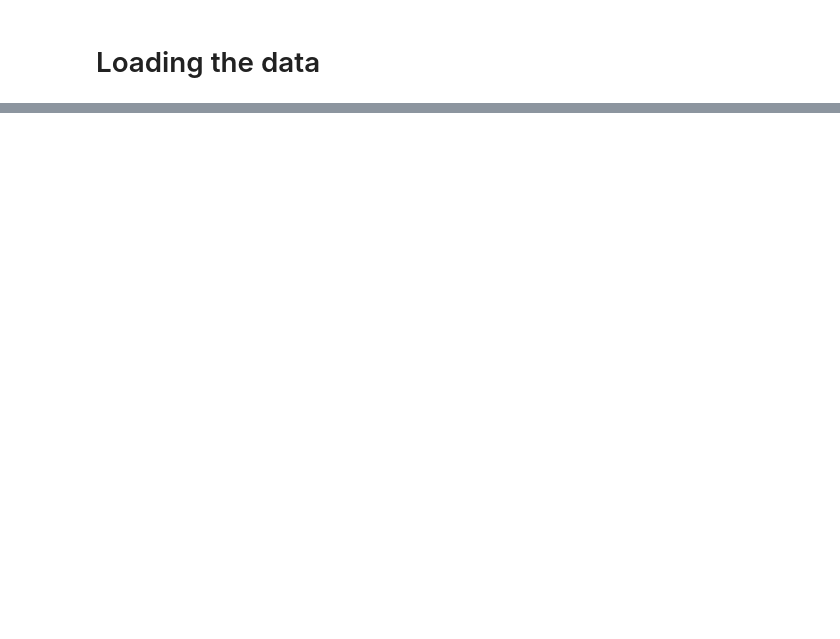
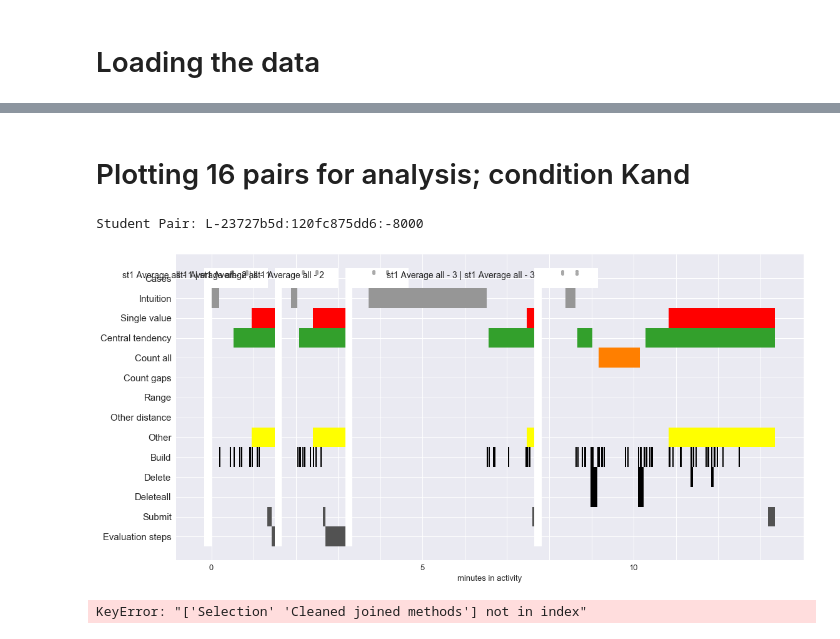
Before and after one commit to sperez8/iLab-viz, a Jupyter notebook: analysis_9_pairs.ipynb, the cells around one changed output, grey strips where cells are left out. Saved outputs shown, nothing was run; the diff lists cells and outputs as text; code cells hidden in the pictures; blank space fills up the shorter version.

```diff
--- a/analysis_9_pairs.ipynb
+++ b/analysis_9_pairs.ipynb
@@ -139,0 +84,35 @@ Student Pair: L-7821f52f:120f7fb42ba:-8000
+# %% [markdown]
+# Plotting 16 pairs for analysis; condition Kand
+# %%
+%aimport viz_utils
+session_pairs = ["L-23727b5d:120fc875dd6:-8000",
+                    "L-4af1736f:120fc85c498:-8000",
+                    "Ld1a3562:120fc85ee39:-8000",
+                    "L5cdf7922:120f1e34b2a:-8000",
+                    "L6203b1fe:120f1e535b4:-8000",
+                    "L-7fa003de:120f2365e41:-8000",
+                    "L4739cf0e:120f2367488:-8000",
+                    "L-3a693a9:120f818907f:-8000",
+                    "L-6425781a:120fcfdb07c:-8000",
+                    "L-7bb916cc:120f8188b5f:-8000",
+                    "L68f494a4:120fcfd39b6:-8000",
+                    "L-5bacd7a1:120edcb6ed9:-8000",
+                    "L-e22e239:120edcb3172:-8000",
+                    "L2a1d096a:120f7d9f5d3:-8000",
+                    "L45ac8b86:120f2b33c23:-8000",
+                    "L6f07cfe6:120edcb473c:-8000"]
+
+
+for session in session_pairs:
+    print "Student Pair:", session
+    df = prepare_session(df_all,session)
+    plot(df,to_plot,colors, column_to_use, function_to_use)
+    ideas = get_key_ideas(df)
+    print "\n"
+    ideas.reset_index(drop=True, inplace=True)
+    display(ideas[['Selection','timestamp','Cleaned joined methods']])
+    print "\n\n\n-------------------------------------------------------"
+# %% [output]
+Student Pair: L-23727b5d:120fc875dd6:-8000
+[figure, added]
+KeyError: "['Selection' 'Cleaned joined methods'] not in index"
```
Also changed, not shown: parts of 6 cells of this notebook, 1 other file.
